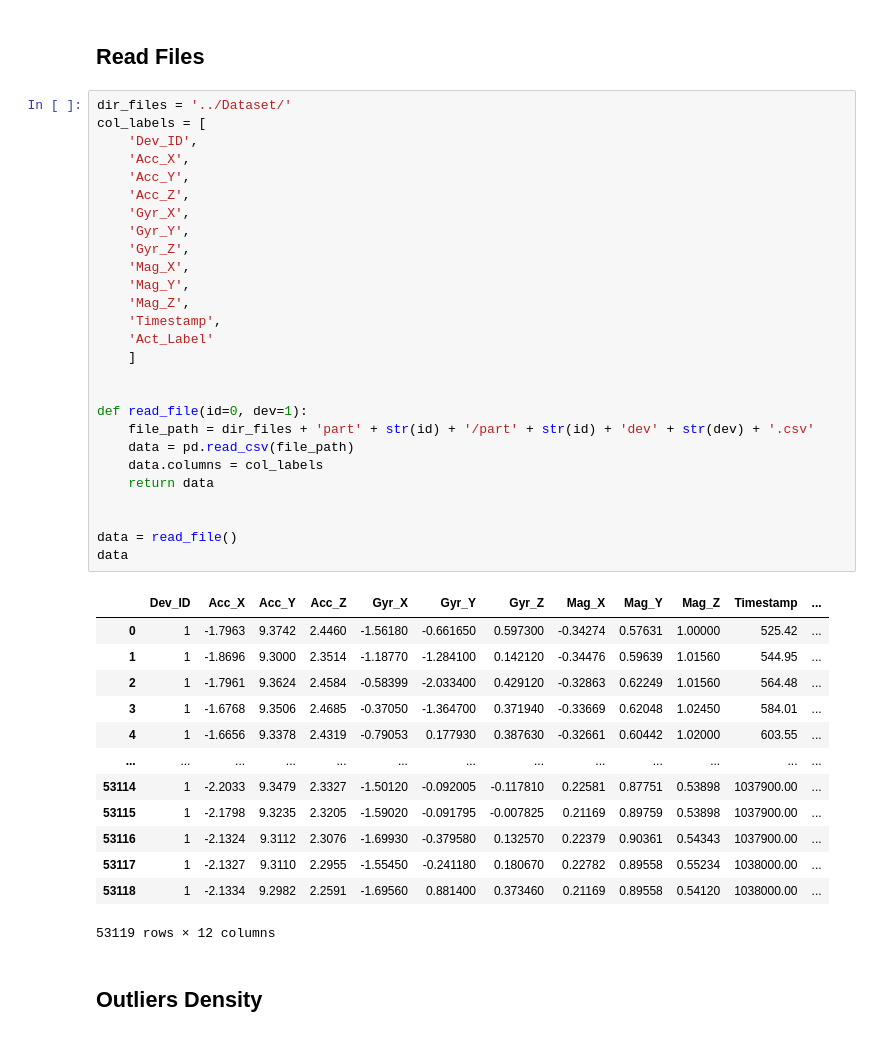
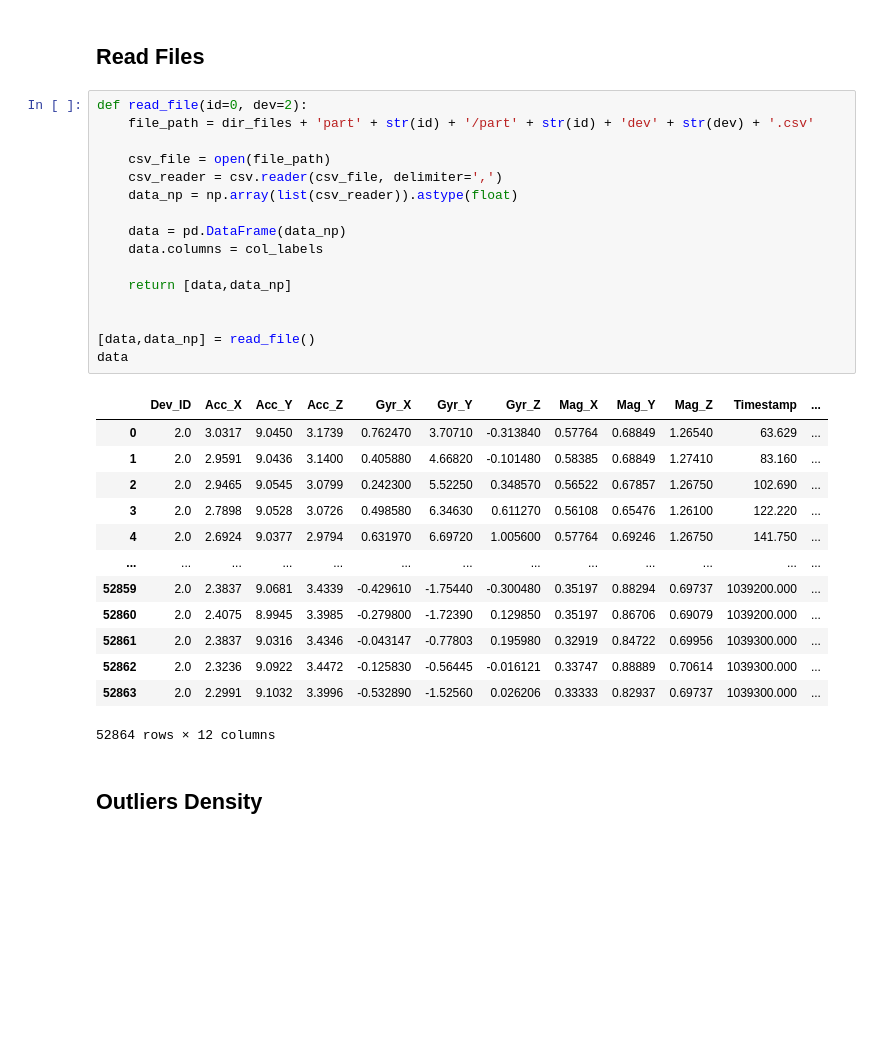
Before and after one commit to leonorcoelh0/TCD, a Jupyter notebook: Code/mainActivityNew.ipynb, the cells around one changed output. Cells and saved outputs as stored; diff of their text form; blank space fills up the shorter version.

```diff
--- a/Code/mainActivityNew.ipynb
+++ b/Code/mainActivityNew.ipynb
@@ -10,46 +55,35 @@ import matplotlib.pyplot as plt
 # %% [markdown]
 ## Read Files
 # %%
-dir_files = '../Dataset/'
-col_labels = [
-    'Dev_ID',
-    'Acc_X',
-    'Acc_Y',
-    'Acc_Z',
-    'Gyr_X',
-    'Gyr_Y',
-    'Gyr_Z',
-    'Mag_X',
-    'Mag_Y',
-    'Mag_Z',
-    'Timestamp',
-    'Act_Label'
-    ]
+def read_file(id=0, dev=2):
+    file_path = dir_files + 'part' + str(id) + '/part' + str(id) + 'dev' + str(dev) + '.csv'
+
+    csv_file = open(file_path)
+    csv_reader = csv.reader(csv_file, delimiter=',')
+    data_np = np.array(list(csv_reader)).astype(float)
+
+    data = pd.DataFrame(data_np)
+    data.columns = col_labels
+
+    return [data,data_np]
 
 
-def read_file(id=0, dev=1):
-    file_path = dir_files + 'part' + str(id) + '/part' + str(id) + 'dev' + str(dev) + '.csv'
-    data = pd.read_csv(file_path)
-    data.columns = col_labels
-    return data
-
-
-data = read_file()
+[data,data_np] = read_file()
 data
 # %% [output]
 |  | Dev_ID | Acc_X | Acc_Y | Acc_Z | Gyr_X | Gyr_Y | Gyr_Z | Mag_X | Mag_Y | Mag_Z | Timestamp | ... |
-| 0 | 1 | -1.7963 | 9.3742 | 2.4460 | -1.56180 | -0.661650 | 0.597300 | -0.34274 | 0.57631 | 1.00000 | 525.42 | ... |
-| 1 | 1 | -1.8696 | 9.3000 | 2.3514 | -1.18770 | -1.284100 | 0.142120 | -0.34476 | 0.59639 | 1.01560 | 544.95 | ... |
-| 2 | 1 | -1.7961 | 9.3624 | 2.4584 | -0.58399 | -2.033400 | 0.429120 | -0.32863 | 0.62249 | 1.01560 | 564.48 | ... |
-| 3 | 1 | -1.6768 | 9.3506 | 2.4685 | -0.37050 | -1.364700 | 0.371940 | -0.33669 | 0.62048 | 1.02450 | 584.01 | ... |
-| 4 | 1 | -1.6656 | 9.3378 | 2.4319 | -0.79053 | 0.177930 | 0.387630 | -0.32661 | 0.60442 | 1.02000 | 603.55 | ... |
+| 0 | 2.0 | 3.0317 | 9.0450 | 3.1739 | 0.762470 | 3.70710 | -0.313840 | 0.57764 | 0.68849 | 1.26540 | 63.629 | ... |
+| 1 | 2.0 | 2.9591 | 9.0436 | 3.1400 | 0.405880 | 4.66820 | -0.101480 | 0.58385 | 0.68849 | 1.27410 | 83.160 | ... |
+| 2 | 2.0 | 2.9465 | 9.0545 | 3.0799 | 0.242300 | 5.52250 | 0.348570 | 0.56522 | 0.67857 | 1.26750 | 102.690 | ... |
+| 3 | 2.0 | 2.7898 | 9.0528 | 3.0726 | 0.498580 | 6.34630 | 0.611270 | 0.56108 | 0.65476 | 1.26100 | 122.220 | ... |
+| 4 | 2.0 | 2.6924 | 9.0377 | 2.9794 | 0.631970 | 6.69720 | 1.005600 | 0.57764 | 0.69246 | 1.26750 | 141.750 | ... |
 | ... | ... | ... | ... | ... | ... | ... | ... | ... | ... | ... | ... | ... |
-| 53114 | 1 | -2.2033 | 9.3479 | 2.3327 | -1.50120 | -0.092005 | -0.117810 | 0.22581 | 0.87751 | 0.53898 | 1037900.00 | ... |
-| 53115 | 1 | -2.1798 | 9.3235 | 2.3205 | -1.59020 | -0.091795 | -0.007825 | 0.21169 | 0.89759 | 0.53898 | 1037900.00 | ... |
-| 53116 | 1 | -2.1324 | 9.3112 | 2.3076 | -1.69930 | -0.379580 | 0.132570 | 0.22379 | 0.90361 | 0.54343 | 1037900.00 | ... |
-| 53117 | 1 | -2.1327 | 9.3110 | 2.2955 | -1.55450 | -0.241180 | 0.180670 | 0.22782 | 0.89558 | 0.55234 | 1038000.00 | ... |
-| 53118 | 1 | -2.1334 | 9.2982 | 2.2591 | -1.69560 | 0.881400 | 0.373460 | 0.21169 | 0.89558 | 0.54120 | 1038000.00 | ... |
+| 52859 | 2.0 | 2.3837 | 9.0681 | 3.4339 | -0.429610 | -1.75440 | -0.300480 | 0.35197 | 0.88294 | 0.69737 | 1039200.000 | ... |
+| 52860 | 2.0 | 2.4075 | 8.9945 | 3.3985 | -0.279800 | -1.72390 | 0.129850 | 0.35197 | 0.86706 | 0.69079 | 1039200.000 | ... |
+| 52861 | 2.0 | 2.3837 | 9.0316 | 3.4346 | -0.043147 | -0.77803 | 0.195980 | 0.32919 | 0.84722 | 0.69956 | 1039300.000 | ... |
+| 52862 | 2.0 | 2.3236 | 9.0922 | 3.4472 | -0.125830 | -0.56445 | -0.016121 | 0.33747 | 0.88889 | 0.70614 | 1039300.000 | ... |
+| 52863 | 2.0 | 2.2991 | 9.1032 | 3.3996 | -0.532890 | -1.52560 | 0.026206 | 0.33333 | 0.82937 | 0.69737 | 1039300.000 | ... |
-53119 rows × 12 columns
+52864 rows × 12 columns
 # %% [markdown]
 ## Outliers Density
 # %%
```
Also changed, not shown: parts of 8 cells of this notebook, 1 other file.
